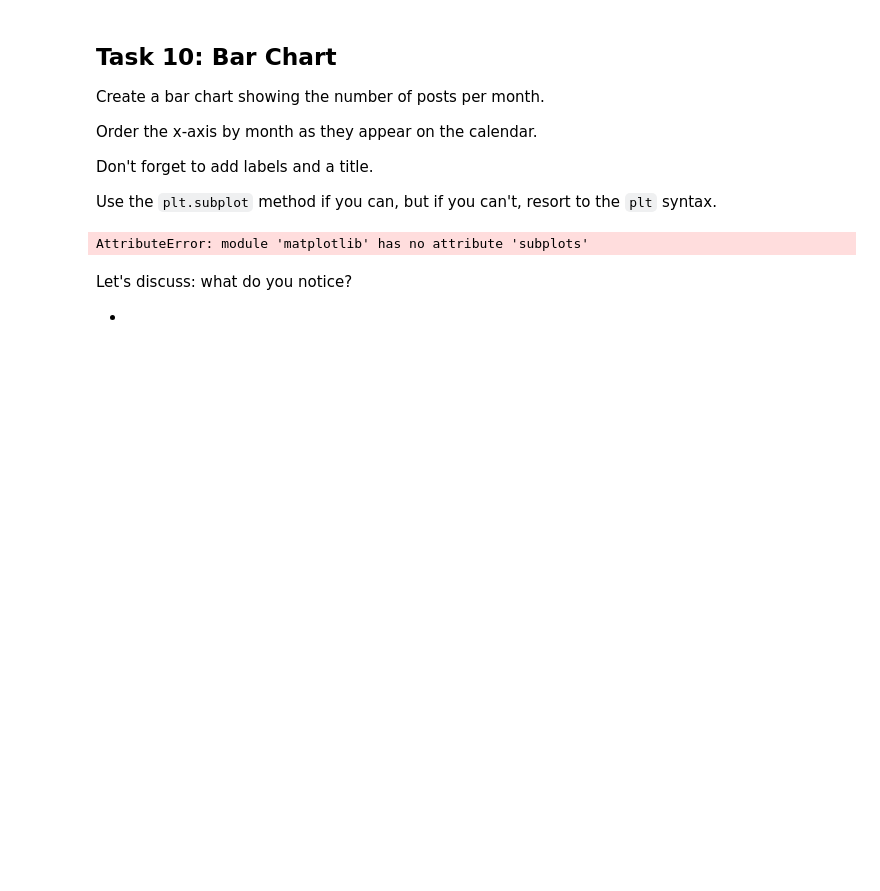
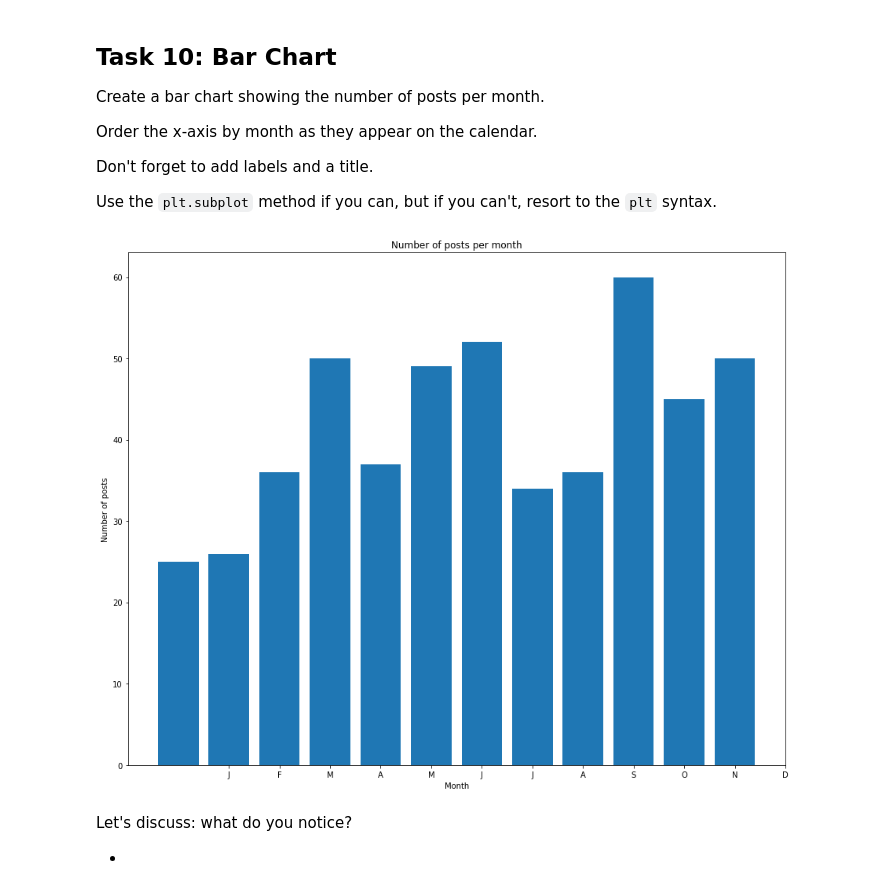
Before and after one commit to tkhendrix22/NYC-DS-091922, a Jupyter notebook: CodeChallengeReviews/Phase1/P1-Code-Challenge-Review.ipynb, the cells around one changed output. Drawn from its saved outputs; the diff is of its cells as text; code cells hidden in the pictures; blank space fills up the shorter version.

```diff
--- a/CodeChallengeReviews/Phase1/P1-Code-Challenge-Review.ipynb
+++ b/CodeChallengeReviews/Phase1/P1-Code-Challenge-Review.ipynb
@@ -193,6 +215,6 @@ Create a new column called `likes_per_impression` which divides the number of li
 # call_on_students(1)
 # %%
 # Your code here
-df['likes_per_impression'] = (df['Lifetime Post Total Reach'] / df['Lifetime Post Total Impressions'])
+df['likes_per_impression'] = (df['like'] / df['Lifetime Post Total Impressions'])
 df['likes_per_impression']
 # %% [output]
@@ -216,6 +238,6 @@ Make a new column for this, `likes_per_impression_perc`, to capture this output.
 # call_on_students(1)
 # %%
 # Your code here
-df['likes_per_impression_perc'] = (df['Lifetime Post Total Reach'] / df['Lifetime Post Total Impressions']) * 100
-df.info
+df['likes_per_impression_perc'] = df['likes_per_impression'] * 100
+df['likes_per_impression_perc']
 # %% [output]
@@ -318,22 +357,24 @@ Use the `plt.subplot` method if you can, but if you can't, resort to the `plt` s
 # %%
 # Your code here
 # First need to access the number of posts per month
-num_posts_per_month = df['']
+num_posts_per_month = df['Post Month'].value_counts().sort_index()
+
+y = list(num_posts_per_month) #num_posts_per_month.values
+x = num_posts_per_month.index
-# %%
-# Your code here
-# Now need to visualize
-bar_chart_title = "Number of Posts Per Month"
-
-fig, ax = plt.subplots()
-
-x = ['January', 'February', 'March', 'April', 'May', 'June', 'July', 'August', 'September', 'October', 'November', 'December']
-
-
-fig = plt.bar(x, y)
-ax.set_title(bar_chart_title)
-fig
-# %% [output]
-AttributeError: module 'matplotlib' has no attribute 'subplots'
+# %%
+# Your code here
+# Now need to visualize
+
+
+fig, ax = plt.subplots(figsize=(15,12))
+ax.bar(x, y)
+ax.set_title("Number of posts per month")
+ax.set_xticks(range(1,13))
+ax.set_xlabel("Month")#, rotation=30)
+ax.set_ylabel('Number of posts')
+ax.set_xticklabels(list('JFMAMJJASOND'));
+# %% [output]
+[figure, added]
 # %% [markdown]
 Let's discuss: what do you notice?
 
```
Also changed, not shown: parts of 29 cells of this notebook.
